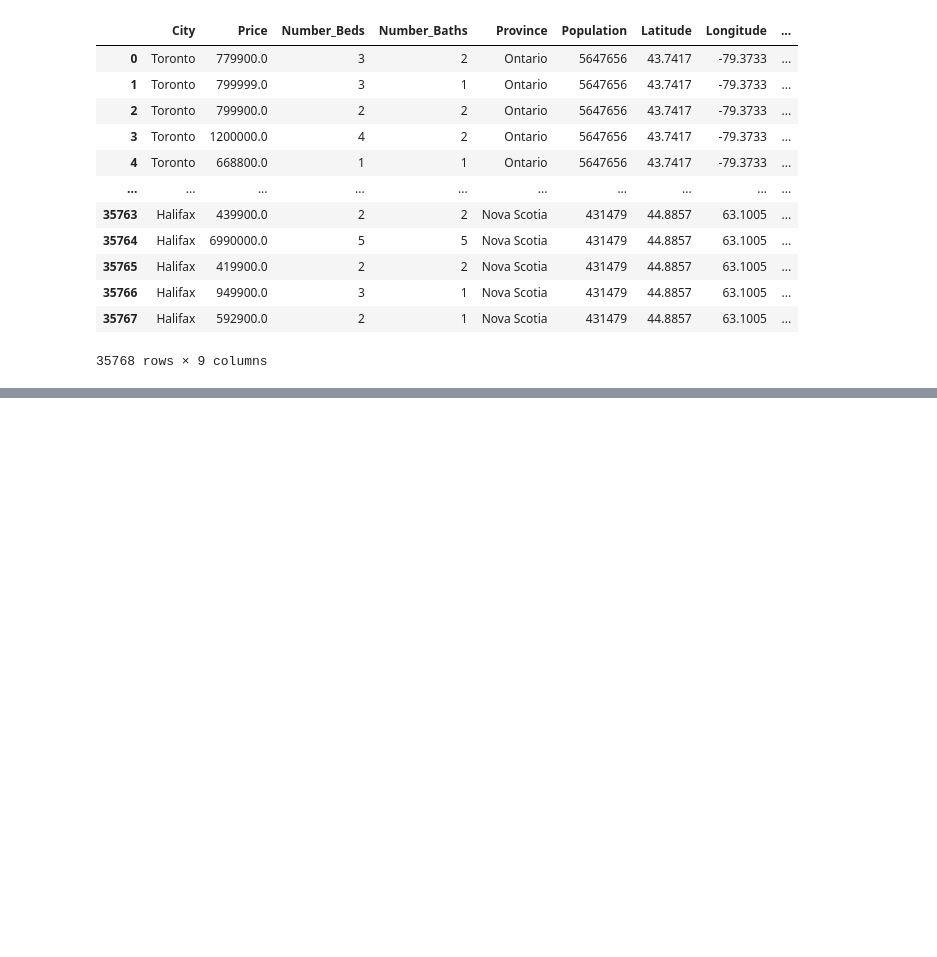
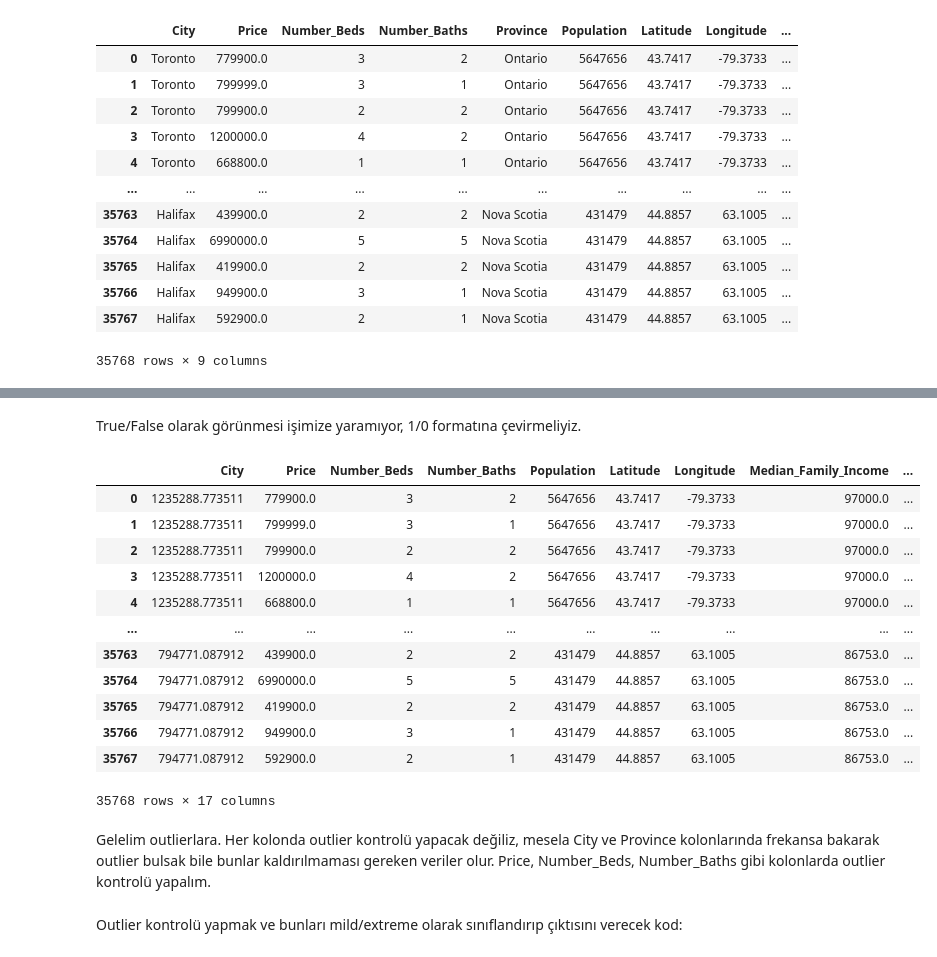
Before and after one commit to BoraDere/HUAI-ARGE, a Jupyter notebook: Canadian house prices for top cities/reg.ipynb, the cells around one changed output, grey strips where cells are left out. Cells and saved outputs as stored; diff of their text form; code cells hidden in the pictures; blank space fills up the shorter version.

```diff
--- a/Canadian house prices for top cities/reg.ipynb
+++ b/Canadian house prices for top cities/reg.ipynb
@@ -142,0 +182,23 @@ Province ve City kolonları içinse encoding uygulanabilir.
+# %% [markdown]
+True/False olarak görünmesi işimize yaramıyor, 1/0 formatına çevirmeliyiz.
+# %%
+provinces = ['Province_Ontario', 'Province_British Columbia', 'Province_Alberta', 'Province_Saskatchewan', 'Province_New Brunswick', 'Province_Quebec', 'Province_Newfoundland and Labrador', 'Province_Manitoba', 'Province_Nova Scotia']
+
+df_encoded[provinces] = df_encoded[provinces].astype(int)
+df_encoded
+# %% [output]
+|  | City | Price | Number_Beds | Number_Baths | Population | Latitude | Longitude | Median_Family_Income | ... |
+| 0 | 1235288.773511 | 779900.0 | 3 | 2 | 5647656 | 43.7417 | -79.3733 | 97000.0 | ... |
+| 1 | 1235288.773511 | 799999.0 | 3 | 1 | 5647656 | 43.7417 | -79.3733 | 97000.0 | ... |
+| 2 | 1235288.773511 | 799900.0 | 2 | 2 | 5647656 | 43.7417 | -79.3733 | 97000.0 | ... |
+| 3 | 1235288.773511 | 1200000.0 | 4 | 2 | 5647656 | 43.7417 | -79.3733 | 97000.0 | ... |
+| 4 | 1235288.773511 | 668800.0 | 1 | 1 | 5647656 | 43.7417 | -79.3733 | 97000.0 | ... |
+| ... | ... | ... | ... | ... | ... | ... | ... | ... | ... |
+| 35763 | 794771.087912 | 439900.0 | 2 | 2 | 431479 | 44.8857 | 63.1005 | 86753.0 | ... |
+| 35764 | 794771.087912 | 6990000.0 | 5 | 5 | 431479 | 44.8857 | 63.1005 | 86753.0 | ... |
+| 35765 | 794771.087912 | 419900.0 | 2 | 2 | 431479 | 44.8857 | 63.1005 | 86753.0 | ... |
+| 35766 | 794771.087912 | 949900.0 | 3 | 1 | 431479 | 44.8857 | 63.1005 | 86753.0 | ... |
+| 35767 | 794771.087912 | 592900.0 | 2 | 1 | 431479 | 44.8857 | 63.1005 | 86753.0 | ... |
+35768 rows × 17 columns
+# %% [markdown]
+Gelelim outlierlara. Her kolonda outlier kontrolü yapacak değiliz, mesela City ve Province kolonlarında frekansa bakarak outlier bulsak bile bunlar kaldırılmaması gereken veriler olur. Price, Number_Beds, Number_Baths gibi kolonlarda outlier kontrolü yapalım.
@@ -142,0 +207,2 @@ Province ve City kolonları içinse encoding uygulanabilir.
+# %% [markdown]
+Outlier kontrolü yapmak ve bunları mild/extreme olarak sınıflandırıp çıktısını verecek kod:
```
Also changed, not shown: parts of 21 cells of this notebook, 1 other file.
